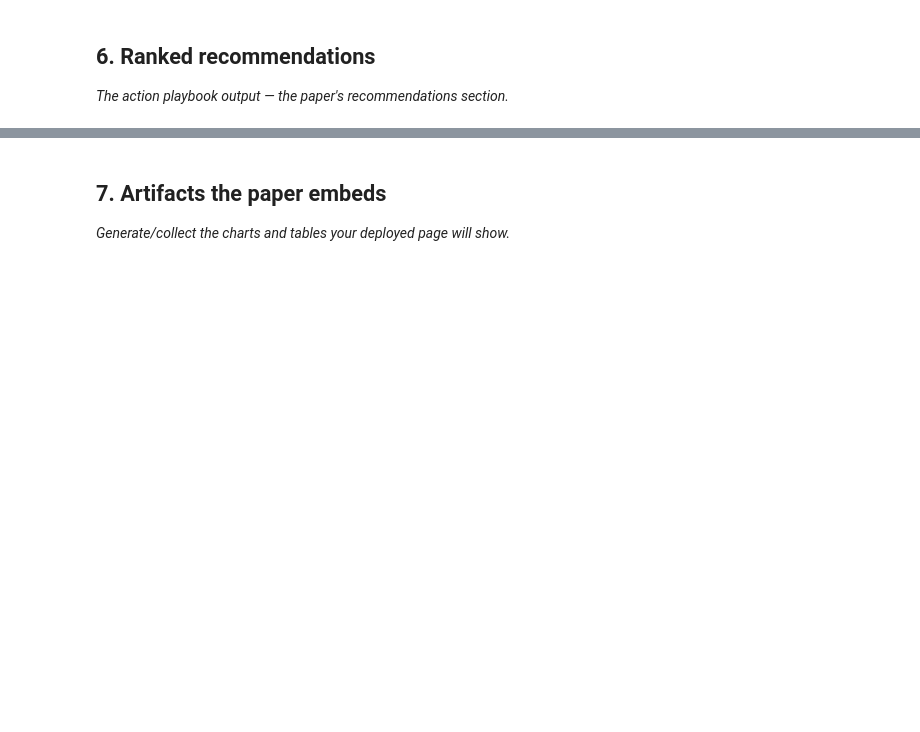
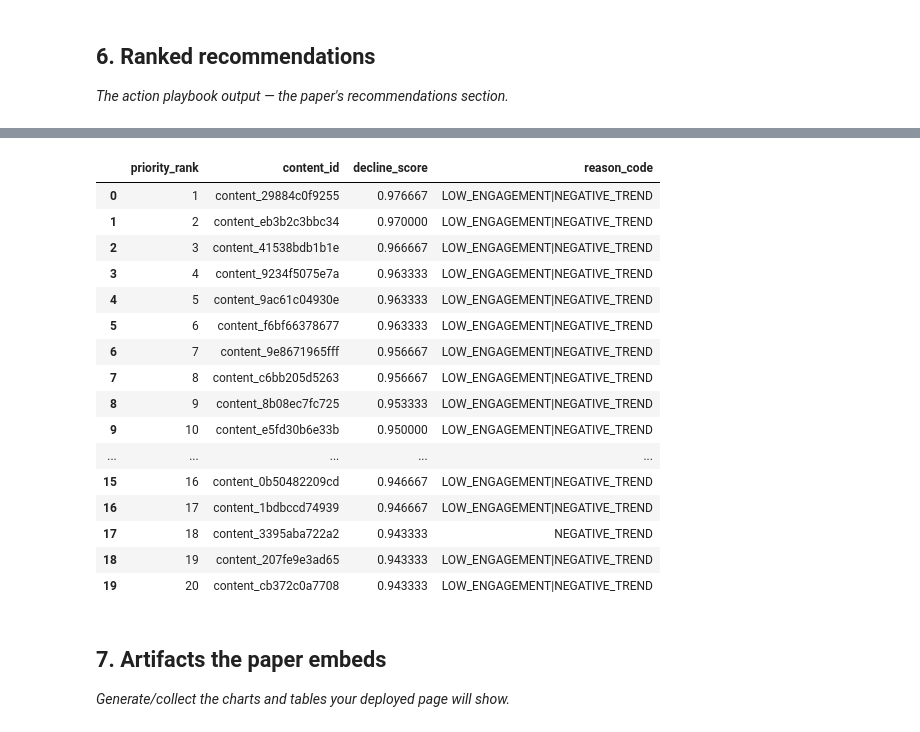
Before and after one commit to Duchalsoham12/flyrank-ml-internship, a Jupyter notebook: work/notebooks/capstone.ipynb, the cells around one changed output, grey strips where cells are left out. Drawn from its saved outputs; the diff is of its cells as text; code cells hidden in the pictures; blank space fills up the shorter version.

```diff
--- a/work/notebooks/capstone.ipynb
+++ b/work/notebooks/capstone.ipynb
@@ -32,0 +425,77 @@ This skeleton is yours to fill. Work the sections **in order** — each one has
+# %%
+# Create the ranked recommendation queue
+
+queue = test[
+    [
+        "content_id",
+        "content_age_days",
+        "days_since_last_update",
+        "engagement_rate",
+        "ai_traffic_pct",
+        "trend_direction",
+        "trend_pct"
+    ]
+].copy()
+
+# Model's estimated decline probability
+queue["decline_score"] = pred_prob
+
+
+# Generate reason codes
+def get_reason(row):
+    reasons = []
+
+    if (
+        pd.notna(row["days_since_last_update"])
+        and row["days_since_last_update"] > 180
+    ):
+        reasons.append("STALE_CONTENT")
+
+    if (
+        pd.notna(row["engagement_rate"])
+        and row["engagement_rate"] < 0.50
+    ):
+        reasons.append("LOW_ENGAGEMENT")
+
+    if (
+        pd.notna(row["trend_pct"])
+        and row["trend_pct"] < 0
+    ):
+        reasons.append("NEGATIVE_TREND")
+
+    if not reasons:
+        reasons.append("MODEL_PRIORITY")
+
+    return "|".join(reasons)
+
+
+queue["reason_code"] = queue.apply(
+    get_reason,
+    axis=1
+)
+
+# Rank highest score first
+queue = queue.sort_values(
+    "decline_score",
+    ascending=False
+).reset_index(drop=True)
+
+queue["priority_rank"] = np.arange(
+    1,
+    len(queue) + 1
+)
+
+print("Recommendation queue created.")
+print("Total recommendations:", len(queue))
+
+display(
+    queue[
+        [
+            "priority_rank",
+            "content_id",
+            "decline_score",
+            "reason_code"
+        ]
+    ].head(20)
+)
+# %% [output]
@@ -33,3 +504,20 @@ This skeleton is yours to fill. Work the sections **in order** — each one has
+|  | priority_rank | content_id | decline_score | reason_code |
+| 0 | 1 | content_29884c0f9255 | 0.976667 | LOW_ENGAGEMENT|NEGATIVE_TREND |
+| 1 | 2 | content_eb3b2c3bbc34 | 0.970000 | LOW_ENGAGEMENT|NEGATIVE_TREND |
+| 2 | 3 | content_41538bdb1b1e | 0.966667 | LOW_ENGAGEMENT|NEGATIVE_TREND |
+| 3 | 4 | content_9234f5075e7a | 0.963333 | LOW_ENGAGEMENT|NEGATIVE_TREND |
+| 4 | 5 | content_9ac61c04930e | 0.963333 | LOW_ENGAGEMENT|NEGATIVE_TREND |
+| 5 | 6 | content_f6bf66378677 | 0.963333 | LOW_ENGAGEMENT|NEGATIVE_TREND |
+| 6 | 7 | content_9e8671965fff | 0.956667 | LOW_ENGAGEMENT|NEGATIVE_TREND |
+| 7 | 8 | content_c6bb205d5263 | 0.956667 | LOW_ENGAGEMENT|NEGATIVE_TREND |
+| 8 | 9 | content_8b08ec7fc725 | 0.953333 | LOW_ENGAGEMENT|NEGATIVE_TREND |
+| 9 | 10 | content_e5fd30b6e33b | 0.950000 | LOW_ENGAGEMENT|NEGATIVE_TREND |
+| ... | ... | ... | ... | ... |
+| 15 | 16 | content_0b50482209cd | 0.946667 | LOW_ENGAGEMENT|NEGATIVE_TREND |
+| 16 | 17 | content_1bdbccd74939 | 0.946667 | LOW_ENGAGEMENT|NEGATIVE_TREND |
+| 17 | 18 | content_3395aba722a2 | 0.943333 | NEGATIVE_TREND |
+| 18 | 19 | content_207fe9e3ad65 | 0.943333 | LOW_ENGAGEMENT|NEGATIVE_TREND |
+| 19 | 20 | content_cb372c0a7708 | 0.943333 | LOW_ENGAGEMENT|NEGATIVE_TREND |
 # %% [markdown]
 ## 7. Artifacts the paper embeds
 
```
Also changed, not shown: parts of 23 cells of this notebook.
